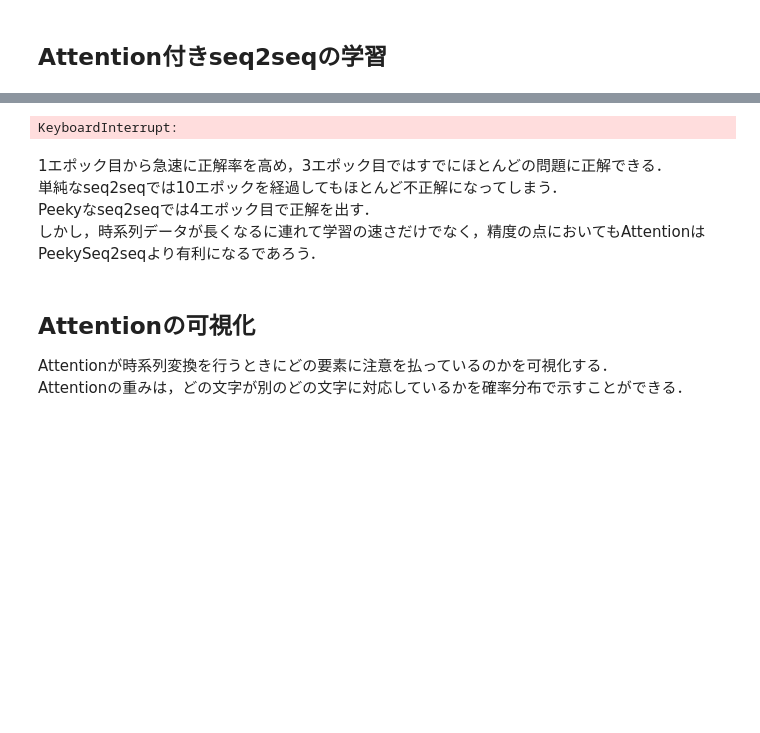
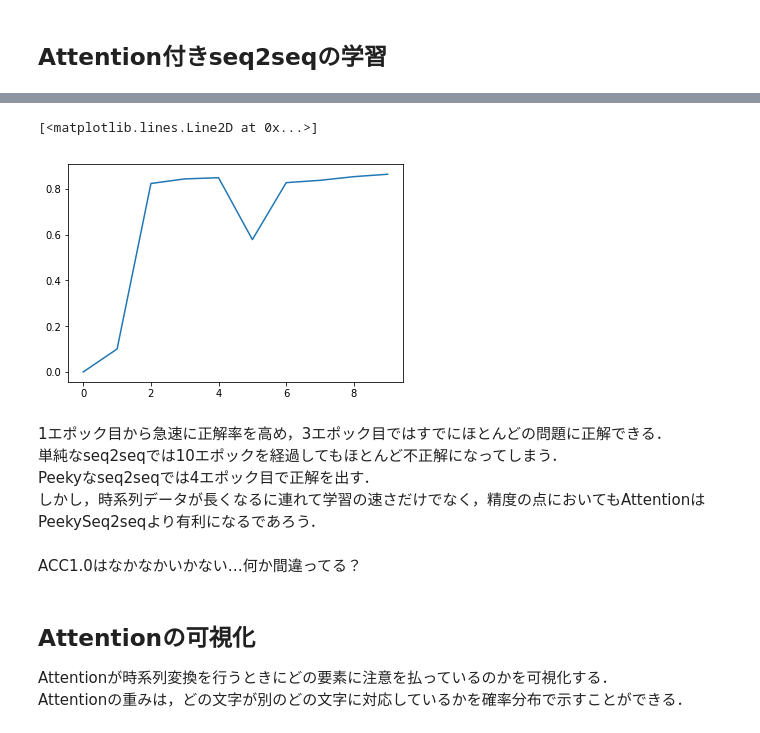
Before and after one commit to fuurin/DLFromScratch2, a Jupyter notebook: 8章 Attention.ipynb, the cells around one changed output, grey strips where cells are left out. Drawn from its saved outputs; the diff is of its cells as text; code cells hidden in the pictures; blank space fills up the shorter version.

```diff
--- a/8章 Attention.ipynb
+++ b/8章 Attention.ipynb
@@ -450,7 +464,7 @@ for epoch in range(max_epoch):
     acc_list.append(acc)
     print('val acc %.3f%%' % (acc * 100))
 
-moel.save_params()
+model.save_params()
 plt.plot(acc_list)
 # %% [output]
 | epoch 1 |  iter 1 / 351 | time 0[s] | loss 4.08
@@ -473,9 +487,12 @@ val acc 82.120%
-KeyboardInterrupt:
+[<matplotlib.lines.Line2D at 0x...>]
+[figure, added]
 # %% [markdown]
 1エポック目から急速に正解率を高め，3エポック目ではすでにほとんどの問題に正解できる．
 単純なseq2seqでは10エポックを経過してもほとんど不正解になってしまう．
 Peekyなseq2seqでは4エポック目で正解を出す．
 しかし，時系列データが長くなるに連れて学習の速さだけでなく，精度の点においてもAttentionはPeekySeq2seqより有利になるであろう．
+<br>
+ACC1.0はなかなかいかない…何か間違ってる？
 # %% [markdown]
 ## Attentionの可視化
 Attentionが時系列変換を行うときにどの要素に注意を払っているのかを可視化する．
```
Also changed, not shown: parts of 4 cells of this notebook, 4 other files.
